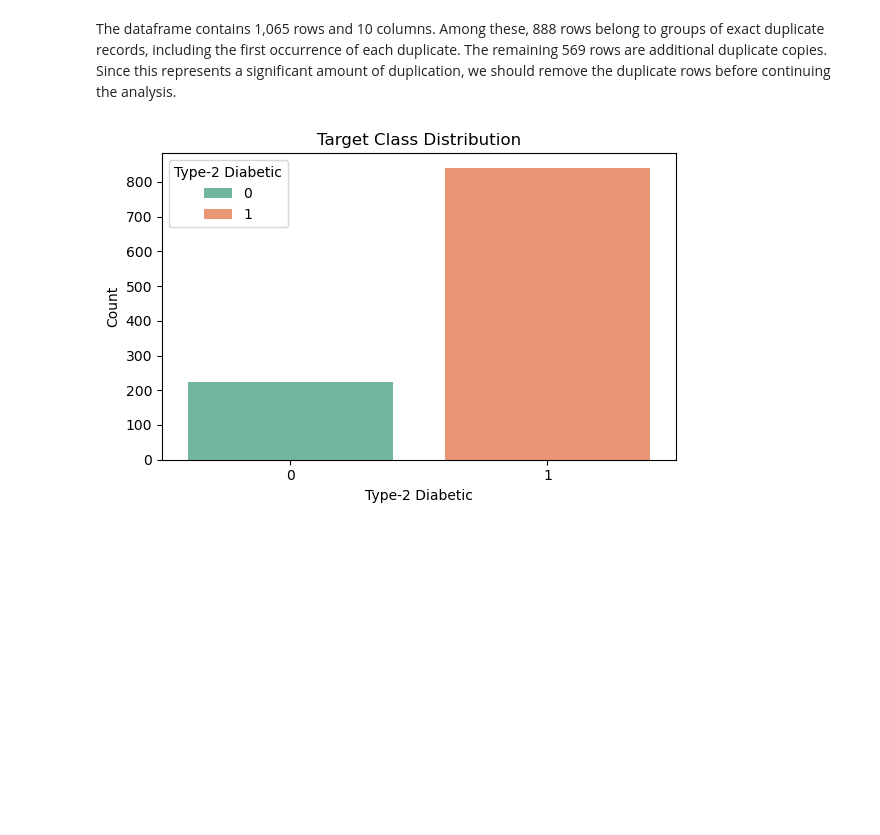
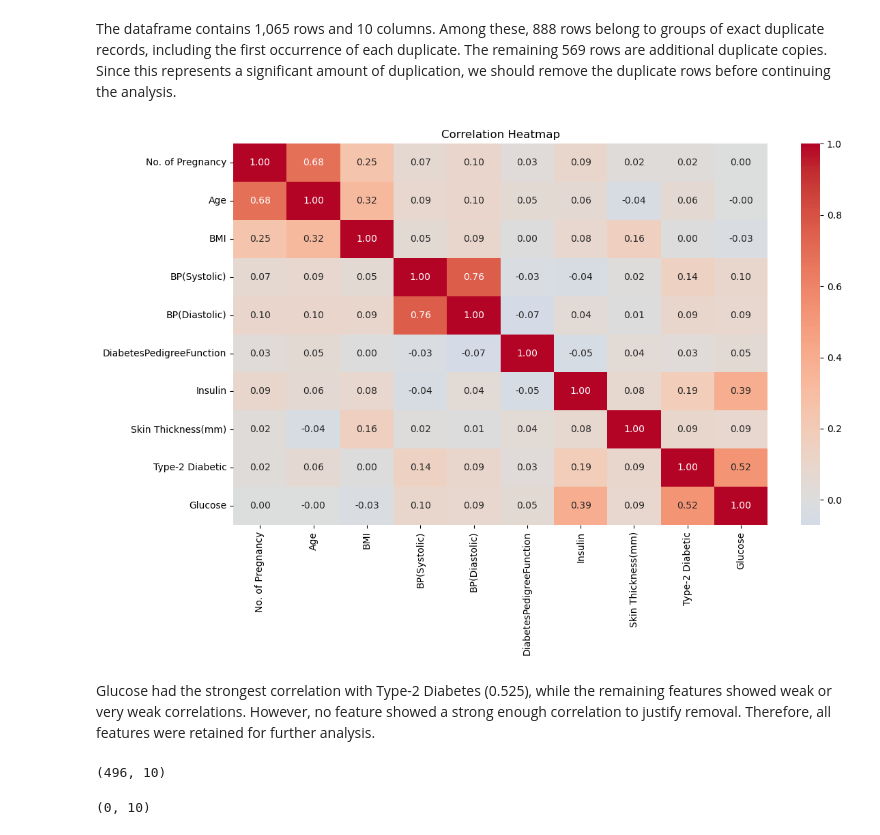
Before and after one commit to habib33-3/diabetes-detection-system, a Jupyter notebook: code.ipynb, the cells around one changed output. Cells and saved outputs as stored; diff of their text form; code cells hidden in the pictures; blank space fills up the shorter version.

```diff
--- a/code.ipynb
+++ b/code.ipynb
@@ -156,15 +156,22 @@ df[df.duplicated(keep=False)].shape
 (888, 10)
 # %% [markdown]
 The dataframe contains 1,065 rows and 10 columns. Among these, 888 rows belong to groups of exact duplicate records, including the first occurrence of each duplicate. The remaining 569 rows are additional duplicate copies. Since this represents a significant amount of duplication, we should remove the duplicate rows before continuing the analysis.
-# %%
-plt.figure(figsize=(6, 4))
-
-sns.countplot(data=df, x=target_col, palette="Set2", hue="Type-2 Diabetic")
-
-plt.title("Target Class Distribution")
-plt.xlabel("Type-2 Diabetic")
-plt.ylabel("Count")
-plt.tight_layout()
-plt.show()
-# %% [output]
-[figure, removed]
+# %%
+corr = df.corr(numeric_only=True)
+
+plt.figure(figsize=(12, 8))
+sns.heatmap(
+    corr,
+    annot=True,
+    fmt=".2f",
+    cmap="coolwarm",
+    center=0
+)
+
+plt.title("Correlation Heatmap")
+plt.tight_layout()
+plt.show()
+# %% [output]
+[figure, added]
+# %% [markdown]
+Glucose had the strongest correlation with Type-2 Diabetes (0.525), while the remaining features showed weak or very weak correlations. However, no feature showed a strong enough correlation to justify removal. Therefore, all features were retained for further analysis.
@@ -170,0 +180,8 @@ plt.show()
+# %%
+df.shape
+# %% [output]
+(496, 10)
+# %%
+df[df.duplicated(keep=False)].shape
+# %% [output]
+(0, 10)
```
Also changed, not shown: parts of 15 cells of this notebook.
